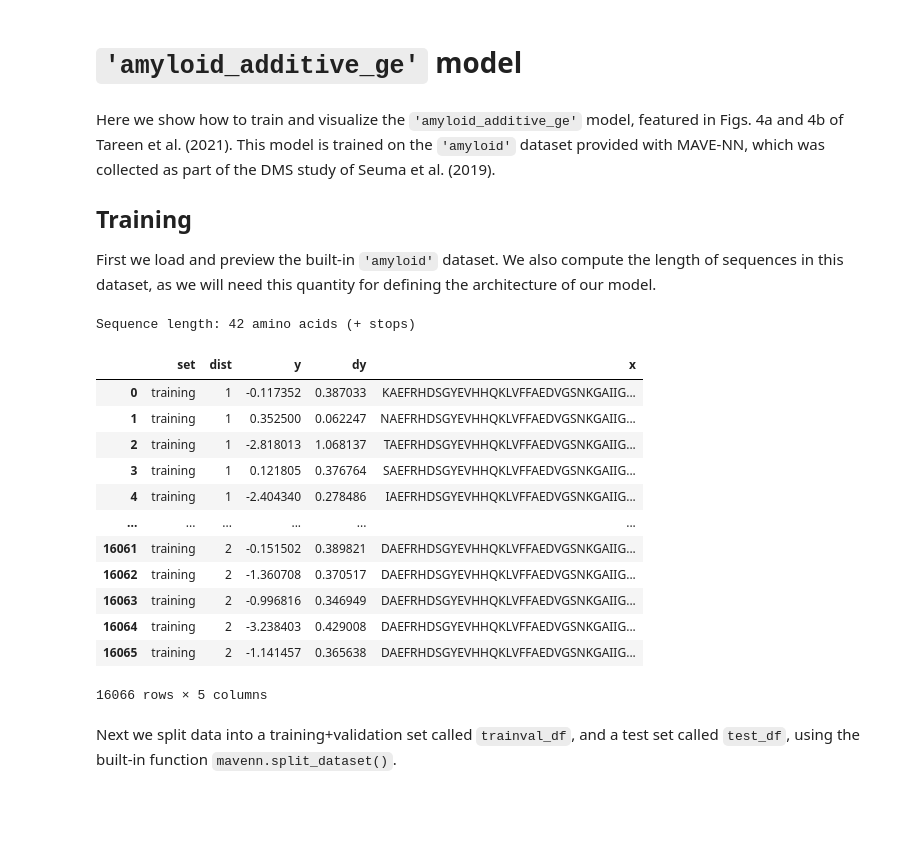
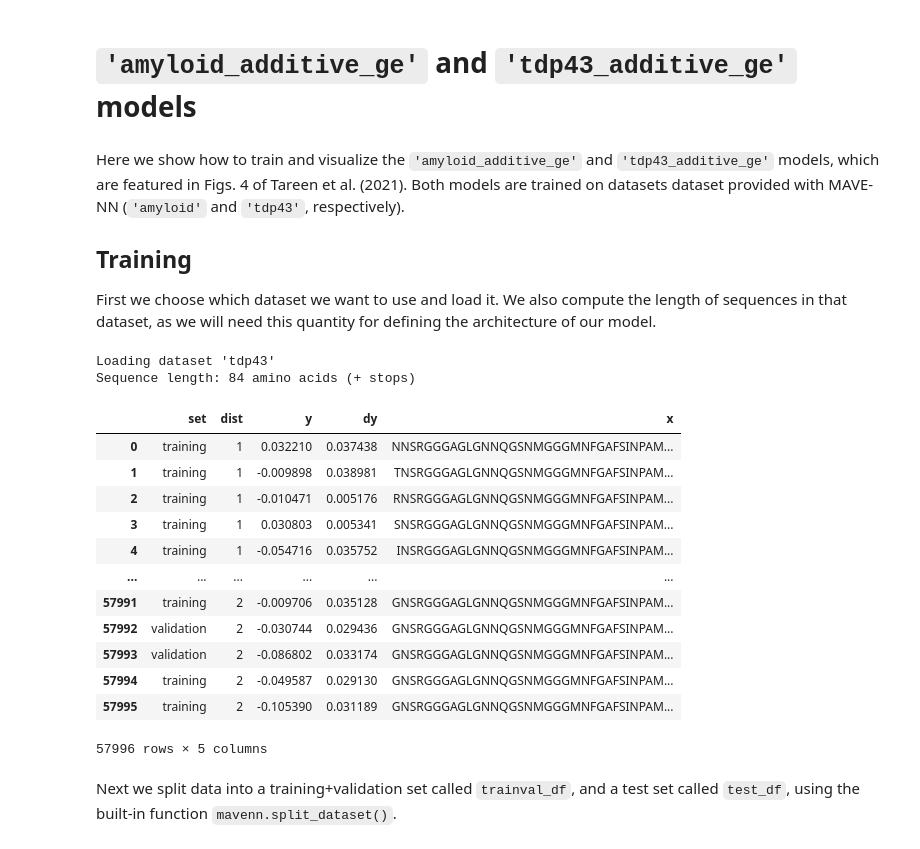
Before and after one commit to jbkinney/mavenn, a Jupyter notebook: docs/models/amyloid_additive_ge_model.ipynb, the cells around one changed output. Saved outputs shown, nothing was run; the diff lists cells and outputs as text; code cells hidden in the pictures; blank space fills up the shorter version.

```diff
--- a/docs/models/amyloid_additive_ge_model.ipynb
+++ b/docs/models/amyloid_additive_ge_model.ipynb
@@ -1,5 +1,5 @@
 # %% [markdown]
-# `'amyloid_additive_ge'` model
+# `'amyloid_additive_ge'` and `'tdp43_additive_ge'` models
 # %%
 # Standard imports
 import numpy as np
@@ -9,35 +9,3 @@ import matplotlib.pyplot as plt
 
 # Special imports
 import mavenn
-# %%
-## PACKAGE THIS FUNCTION INTO MAVENN
-def split_dataset(data_df,
-                  set_col='set',
-                  train_set_name='train',
-                  val_set_name='validation',
-                  test_set_name='test'):
-    """
-    Splits dataset into
-        (1) a training + validation set, `trainval_df`
-        (2) a test set, `train_df`
-    Also drops the 'set' column from each dataframe, and adds a `validation` column to
-    trainval_df indicating which data is to be reserved for validation (as opposed to graident descent).
-    """
-
-    # Get indices for test set (as opposed to training + validation sets)
-    test_ix = (data_df['set']=='test')
-
-    # Specify test set
-    test_df = data_df[test_ix].copy().reset_index(drop=True)
-    test_df.drop(columns='set', inplace=True)
-
-    # Specify training + validation sets
-    trainval_df = data_df[~test_ix].copy().reset_index(drop=True)
-    trainval_df.insert(loc=0, column='validation', value=(trainval_df['set']=='validation'))
-    trainval_df.drop(columns='set', inplace=True)
-
-    # return
-    return trainval_df, test_df
-
-# Add this function to mavenn
-mavenn.split_dataset = split_dataset
@@ -44,34 +16,43 @@ mavenn.split_dataset = split_dataset
 # %% [markdown]
-Here we show how to train and visualize the `'amyloid_additive_ge'` model, featured in Figs. 4a and 4b of Tareen et al. (2021). This model is trained on the `'amyloid'` dataset provided with MAVE-NN, which was collected as part of the DMS study of Seuma et al. (2019).
+Here we show how to train and visualize the `'amyloid_additive_ge'` and
+`'tdp43_additive_ge'` models, which are featured in Figs. 4 of Tareen et al.
+(2021). Both models are trained on datasets dataset provided with MAVE-NN
+(`'amyloid'` and `'tdp43'`, respectively).
 
 ## Training
 
-First we load and preview the built-in `'amyloid'` dataset. We also compute the length of sequences in this dataset, as we will need this quantity for defining the architecture of our model.
+First we choose which dataset we want to use and load it. We also compute the length of sequences in that dataset, as we will need this quantity for defining the architecture of our model.
 # %%
-# Load amyloid dataset
-data_df = mavenn.load_example_dataset('amyloid')
+# Choose dataset
+# data_name = 'amyloid'
+data_name = 'tdp43'
+print(f"Loading dataset '{data_name}' ")
+
+# Load datset
+data_df = mavenn.load_example_dataset('tdp43')
 
 # Get and report sequence length
 L = len(data_df.loc[0,'x'])
 print(f'Sequence length: {L:d} amino acids (+ stops)')
 
 # Preview dataset
 data_df
 # %% [output]
-Sequence length: 42 amino acids (+ stops)
+Loading dataset 'tdp43'
+Sequence length: 84 amino acids (+ stops)
 |  | set | dist | y | dy | x |
-| 0 | training | 1 | -0.117352 | 0.387033 | KAEFRHDSGYEVHHQKLVFFAEDVGSNKGAIIG... |
-| 1 | training | 1 | 0.352500 | 0.062247 | NAEFRHDSGYEVHHQKLVFFAEDVGSNKGAIIG... |
-| 2 | training | 1 | -2.818013 | 1.068137 | TAEFRHDSGYEVHHQKLVFFAEDVGSNKGAIIG... |
-| 3 | training | 1 | 0.121805 | 0.376764 | SAEFRHDSGYEVHHQKLVFFAEDVGSNKGAIIG... |
-| 4 | training | 1 | -2.404340 | 0.278486 | IAEFRHDSGYEVHHQKLVFFAEDVGSNKGAIIG... |
+| 0 | training | 1 | 0.032210 | 0.037438 | NNSRGGGAGLGNNQGSNMGGGMNFGAFSINPAM... |
+| 1 | training | 1 | -0.009898 | 0.038981 | TNSRGGGAGLGNNQGSNMGGGMNFGAFSINPAM... |
+| 2 | training | 1 | -0.010471 | 0.005176 | RNSRGGGAGLGNNQGSNMGGGMNFGAFSINPAM... |
+| 3 | training | 1 | 0.030803 | 0.005341 | SNSRGGGAGLGNNQGSNMGGGMNFGAFSINPAM... |
+| 4 | training | 1 | -0.054716 | 0.035752 | INSRGGGAGLGNNQGSNMGGGMNFGAFSINPAM... |
 | ... | ... | ... | ... | ... | ... |
-| 16061 | training | 2 | -0.151502 | 0.389821 | DAEFRHDSGYEVHHQKLVFFAEDVGSNKGAIIG... |
-| 16062 | training | 2 | -1.360708 | 0.370517 | DAEFRHDSGYEVHHQKLVFFAEDVGSNKGAIIG... |
-| 16063 | training | 2 | -0.996816 | 0.346949 | DAEFRHDSGYEVHHQKLVFFAEDVGSNKGAIIG... |
-| 16064 | training | 2 | -3.238403 | 0.429008 | DAEFRHDSGYEVHHQKLVFFAEDVGSNKGAIIG... |
-| 16065 | training | 2 | -1.141457 | 0.365638 | DAEFRHDSGYEVHHQKLVFFAEDVGSNKGAIIG... |
+| 57991 | training | 2 | -0.009706 | 0.035128 | GNSRGGGAGLGNNQGSNMGGGMNFGAFSINPAM... |
+| 57992 | validation | 2 | -0.030744 | 0.029436 | GNSRGGGAGLGNNQGSNMGGGMNFGAFSINPAM... |
+| 57993 | validation | 2 | -0.086802 | 0.033174 | GNSRGGGAGLGNNQGSNMGGGMNFGAFSINPAM... |
+| 57994 | training | 2 | -0.049587 | 0.029130 | GNSRGGGAGLGNNQGSNMGGGMNFGAFSINPAM... |
+| 57995 | training | 2 | -0.105390 | 0.031189 | GNSRGGGAGLGNNQGSNMGGGMNFGAFSINPAM... |
-16066 rows × 5 columns
+57996 rows × 5 columns
 # %% [markdown]
 Next we split data into a training+validation set called `trainval_df`, and a test set called `test_df`, using the built-in function `mavenn.split_dataset()`.
 # %%
```
Also changed, not shown: parts of 13 cells of this notebook, 11 other files.
